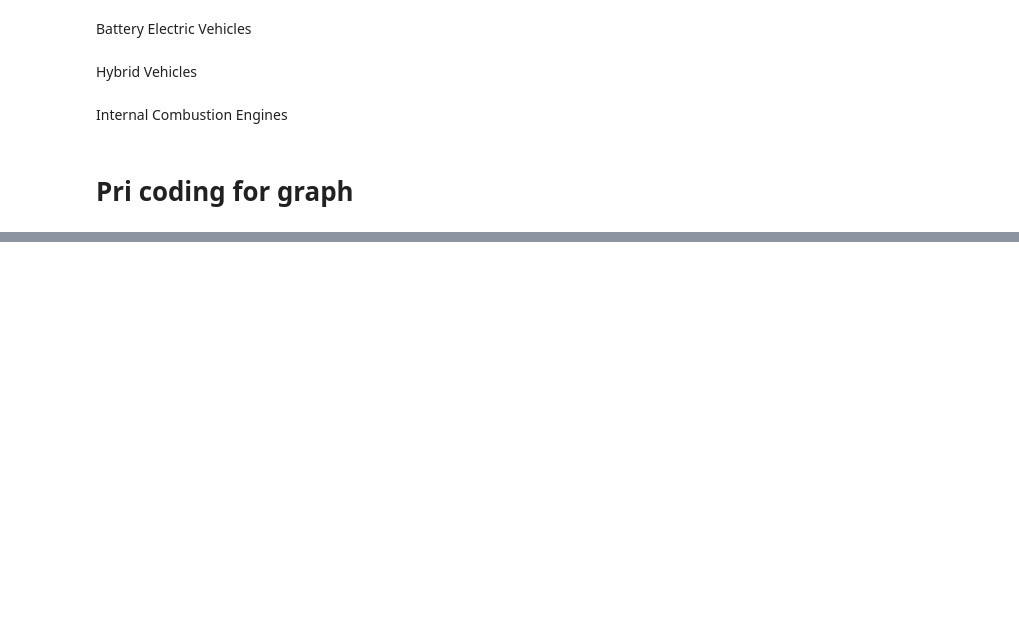
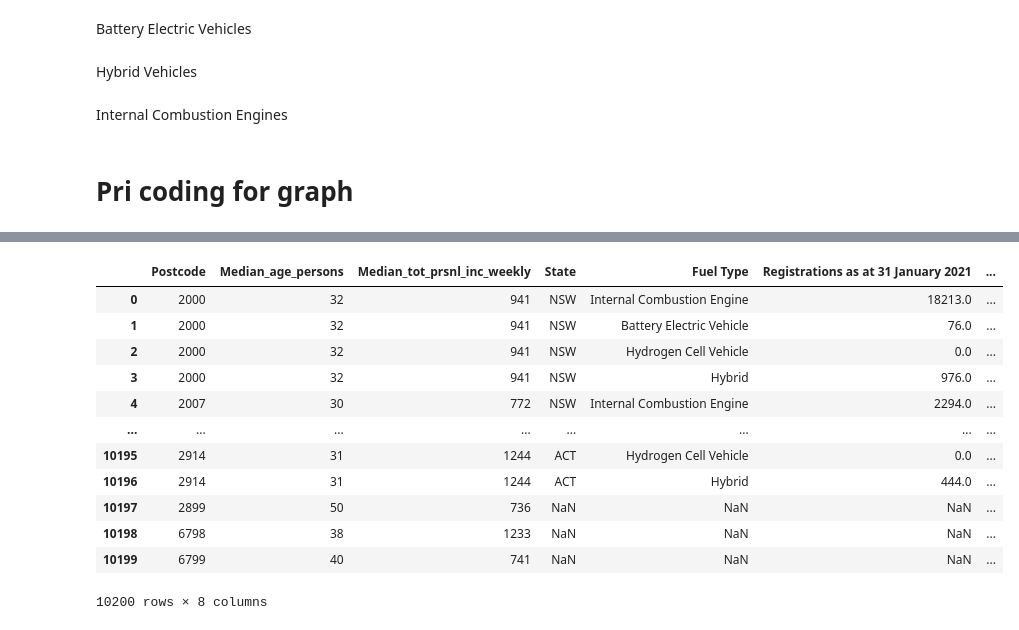
Before and after one commit to Sami-Haha/Project1_Group7, a Jupyter notebook: Group 7 Data Analysis.ipynb, the cells around one changed output, grey strips where cells are left out. Saved outputs shown, nothing was run; the diff lists cells and outputs as text; code cells hidden in the pictures; blank space fills up the shorter version.

```diff
--- a/Group 7 Data Analysis.ipynb
+++ b/Group 7 Data Analysis.ipynb
@@ -296,0 +302,5 @@ plt.show()
+# %%
+#import car registration csv and save as df
+path1 = Path('Resources/Cleaned_post_code_registration.csv')
+data_df = pd.read_csv(path1)
+data_df.head()
@@ -296,0 +314,5 @@ plt.show()
+# %%
+#import census data with median age and income
+path2 = Path('Resources/2021Census_median_income_and_age_cleaned.csv')
+census = pd.read_csv(path2)
+census.head()
@@ -296,0 +326,18 @@ plt.show()
+# %%
+#merge df around postcode
+merged = pd.merge(census, data_df, on='Postcode', how='left')
+merged
+# %% [output]
+|  | Postcode | Median_age_persons | Median_tot_prsnl_inc_weekly | State | Fuel Type | Registrations as at 31 January 2021 | ... |
+| 0 | 2000 | 32 | 941 | NSW | Internal Combustion Engine | 18213.0 | ... |
+| 1 | 2000 | 32 | 941 | NSW | Battery Electric Vehicle | 76.0 | ... |
+| 2 | 2000 | 32 | 941 | NSW | Hydrogen Cell Vehicle | 0.0 | ... |
+| 3 | 2000 | 32 | 941 | NSW | Hybrid | 976.0 | ... |
+| 4 | 2007 | 30 | 772 | NSW | Internal Combustion Engine | 2294.0 | ... |
+| ... | ... | ... | ... | ... | ... | ... | ... |
+| 10195 | 2914 | 31 | 1244 | ACT | Hydrogen Cell Vehicle | 0.0 | ... |
+| 10196 | 2914 | 31 | 1244 | ACT | Hybrid | 444.0 | ... |
+| 10197 | 2899 | 50 | 736 | NaN | NaN | NaN | ... |
+| 10198 | 6798 | 38 | 1233 | NaN | NaN | NaN | ... |
+| 10199 | 6799 | 40 | 741 | NaN | NaN | NaN | ... |
+10200 rows × 8 columns
```
Also changed, not shown: parts of 15 cells of this notebook, 1 other file.
